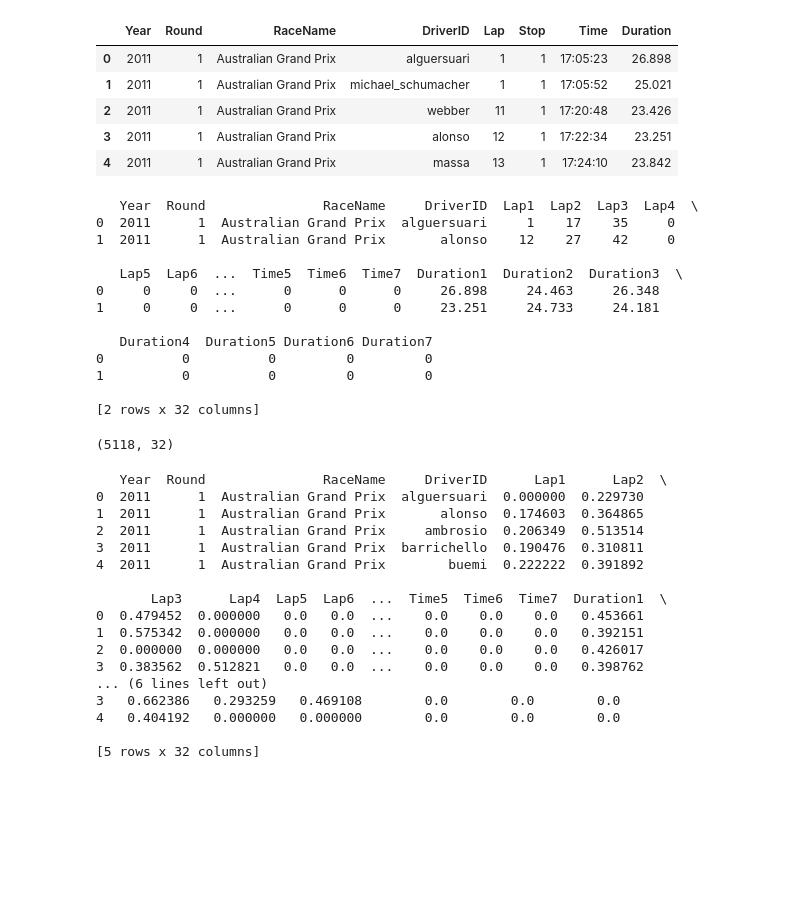
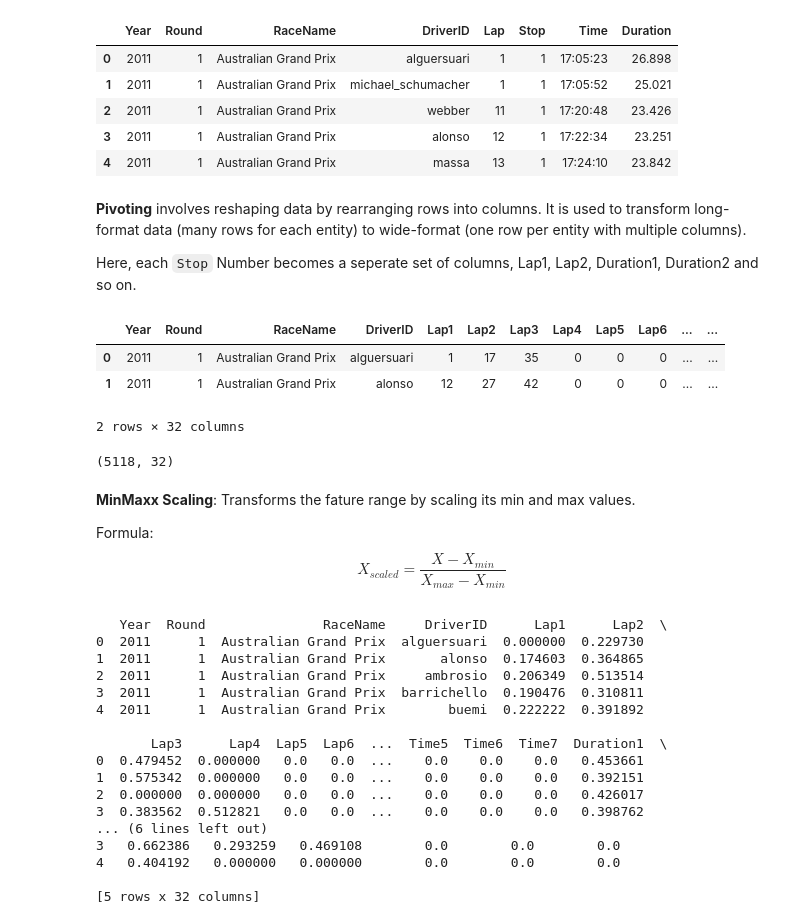
Before and after one commit to NandiniKodali988/F1-Through-Data, a Jupyter notebook: technical-details/data-cleaning/main.ipynb, the cells around one changed output. Drawn from its saved outputs; the diff is of its cells as text; code cells hidden in the pictures; blank space fills up the shorter version.

Commit message:
data cleaning - complete

```diff
--- a/technical-details/data-cleaning/main.ipynb
+++ b/technical-details/data-cleaning/main.ipynb
@@ -783,37 +783,45 @@ df.head()
 | 2 | 2011 | 1 | Australian Grand Prix | webber | 11 | 1 | 17:20:48 | 23.426 |
 | 3 | 2011 | 1 | Australian Grand Prix | alonso | 12 | 1 | 17:22:34 | 23.251 |
 | 4 | 2011 | 1 | Australian Grand Prix | massa | 13 | 1 | 17:24:10 | 23.842 |
+# %% [markdown]
+**Pivoting** involves reshaping data by rearranging rows into columns. It is used to transform long-format data (many rows for each entity) to wide-format (one row per entity with multiple columns).
+
+Here, each `Stop` Number becomes a seperate set of columns, Lap1, Lap2, Duration1, Duration2 and so on.
 # %%
 transformed = (
+    # group the data by year, round, race name and driver
+    # create Pit stop number for each pitstop of a driver in the data
+    # pit stop number will be used for pivoting
     df.assign(PitStopNumber=lambda x: x.groupby(['Year', 'Round', 'RaceName', 'DriverID']).cumcount() + 1)
+    # index[] - unique identifiers
+    # columns - used to create new columns for each pit stop
+    # values - values to be assigned to the new columns in the pivot table
     .pivot(index=['Year', 'Round', 'RaceName', 'DriverID'], columns='PitStopNumber', values=['Lap', 'Stop', 'Time', 'Duration'])
 )
 
-# Flatten the multi-index columns
+# after pivoting, cols have multi-index structure
+# combine col name with pit stop number for easier handling
 transformed.columns = [f"{col[0]}{col[1]}" for col in transformed.columns]
 
-# Reset index to turn it into a DataFrame
+# reset index to turn it into a DataFrame
 transformed.reset_index(inplace=True)
 
+# handling missing values - replace with 0
 transformed = transformed.fillna(0)
-# Save or print the transformed data
-print(transformed.head(2))
+
+transformed.head(2)
 # %% [output]
+|  | Year | Round | RaceName | DriverID | Lap1 | Lap2 | Lap3 | Lap4 | Lap5 | Lap6 | ... | ... |
+| 0 | 2011 | 1 | Australian Grand Prix | alguersuari | 1 | 17 | 35 | 0 | 0 | 0 | ... | ... |
+| 1 | 2011 | 1 | Australian Grand Prix | alonso | 12 | 27 | 42 | 0 | 0 | 0 | ... | ... |
-   Year  Round               RaceName     DriverID  Lap1  Lap2  Lap3  Lap4  \
-0  2011      1  Australian Grand Prix  alguersuari     1    17    35     0
-1  2011      1  Australian Grand Prix       alonso    12    27    42     0
-
-   Lap5  Lap6  ...  Time5  Time6  Time7  Duration1  Duration2  Duration3  \
-0     0     0  ...      0      0      0     26.898     24.463     26.348
-1     0     0  ...      0      0      0     23.251     24.733     24.181
-
-   Duration4  Duration5 Duration6 Duration7
-0          0          0         0         0
-1          0          0         0         0
-
-[2 rows x 32 columns]
+2 rows × 32 columns
 # %%
 transformed.shape
 # %% [output]
 (5118, 32)
+# %% [markdown]
+**MinMaxx Scaling**: Transforms the fature range by scaling its min and max values.
+
+Formula:
+$$X_{scaled} = \frac{X - X_{min}}{X_{max} - X_{min}}$$
 # %%
```
Also changed, not shown: parts of 4 cells of this notebook, 2 other files.
